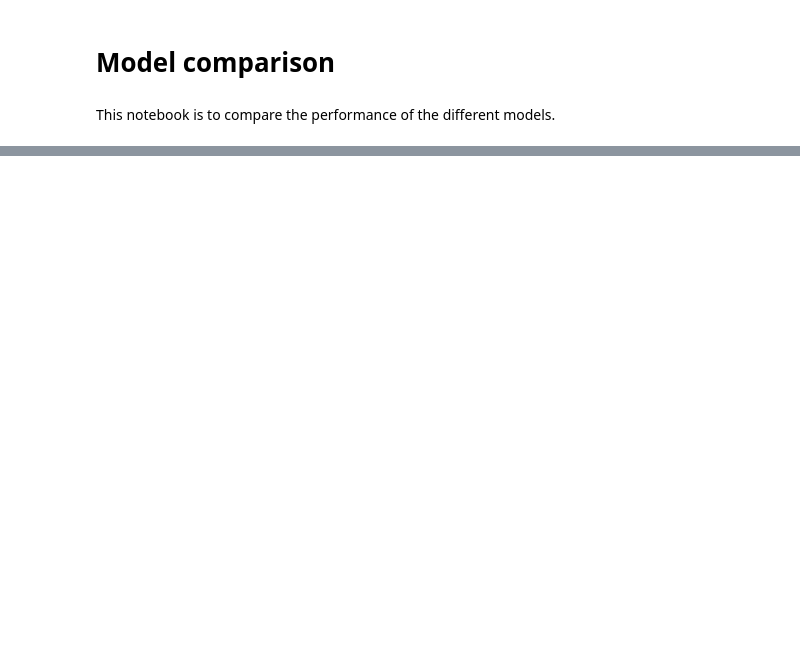
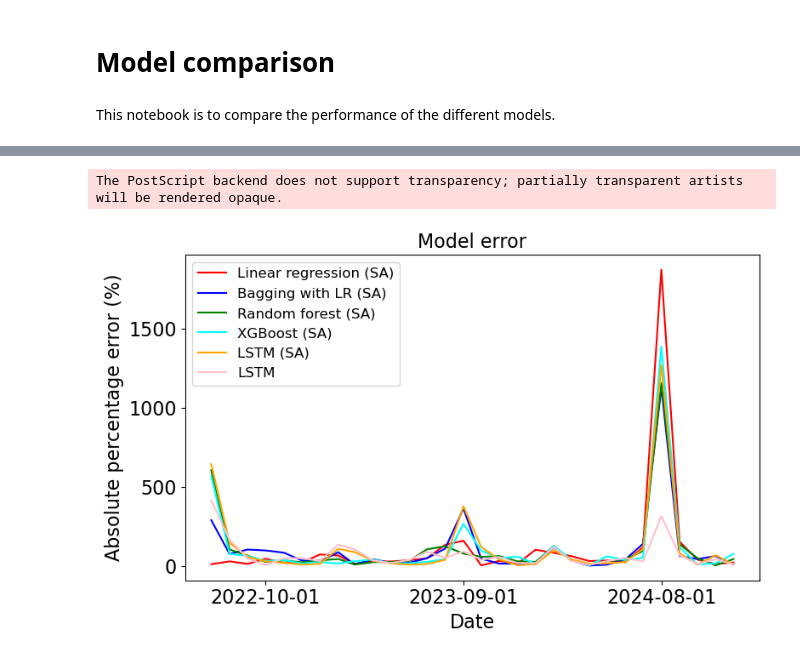
Before and after one commit to ArianeDucellier/forecasting, a Jupyter notebook: compare_models.ipynb, the cells around one changed output, grey strips where cells are left out. Drawn from its saved outputs; the diff is of its cells as text; code cells hidden in the pictures; blank space fills up the shorter version.

```diff
--- a/compare_models.ipynb
+++ b/compare_models.ipynb
@@ -204,0 +107,40 @@ plt.show()
+# %%
+batch_size = 4
+learning_rate = 5e-4
+n_epochs = 100
+(y, y_hat_LSTM_sa) = LSTM.backtest(features, 12, 2, 12, \
+    batch_size, learning_rate, n_epochs, ds_begin, ds_end, 48, True)
+# %%
+APE_LSTM_sa = np.abs((y - y_hat_LSTM_sa) / y)
+# %%
+batch_size = 4
+learning_rate = 5e-4
+n_epochs = 100
+(y, y_hat_LSTM) = LSTM.backtest(features, 14, 2, 18, \
+    batch_size, learning_rate, n_epochs, ds_begin, ds_end, 48, False)
+# %%
+APE_LSTM = np.abs((y - y_hat_LSTM) / y)
+# %%
+fig, ax = plt.subplots(figsize=(8, 5))
+
+plt.plot(dates, 100 * APE_linear_regression, color='red', label='Linear regression (SA)')
+plt.plot(dates, 100 * APE_ensemble_LR, color='blue', label='Bagging with LR (SA)')
+plt.plot(dates, 100 * APE_random_forest, color='green', label='Random forest (SA)')
+plt.plot(dates, 100 * APE_XGBoost, color='cyan', label='XGBoost (SA)')
+plt.plot(dates, 100 * APE_LSTM_sa, color='orange', label='LSTM (SA)')
+plt.plot(dates, 100 * APE_LSTM, color='pink', label='LSTM')
+
+plt.xlabel('Date', fontsize=16)
+plt.ylabel('Absolute percentage error (%)', fontsize=16)
+ax.tick_params(axis='x', labelsize=16)
+ax.tick_params(axis='y', labelsize=16)
+ax.xaxis.set_ticks([datetime(2022, 10, 1), datetime(2023, 9, 1), datetime(2024, 8, 1)])
+plt.legend(fontsize=12)
+plt.title('Model error', fontsize=16)
+
+plt.tight_layout()
+plt.savefig('figures/APE_6models.eps', format='eps')
+plt.show()
+# %% [output]
+The PostScript backend does not support transparency; partially transparent artists will be rendered opaque.
+[figure, added]
```
Also changed, not shown: parts of 78 cells of this notebook, 48 other files.
